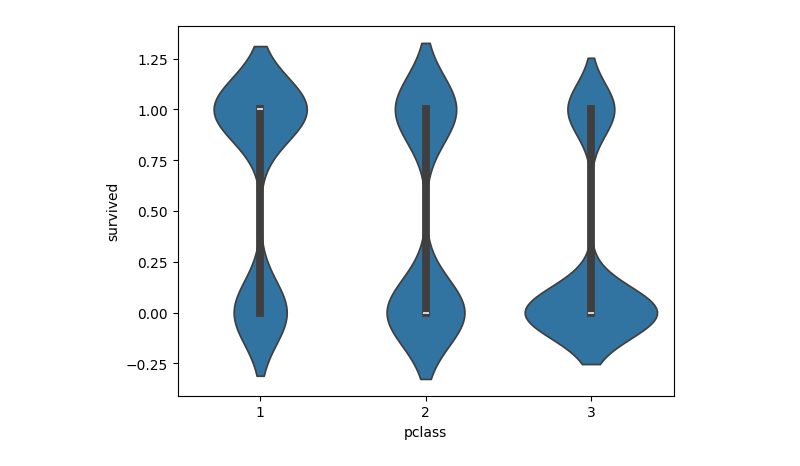
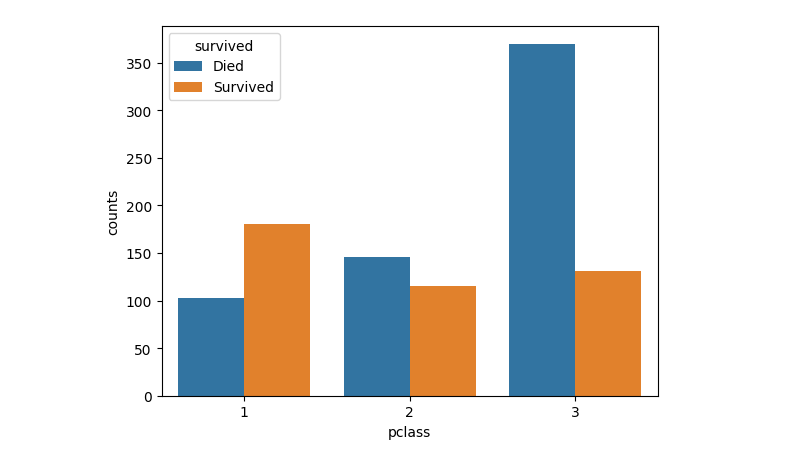
Before and after one commit to markharrison/titanic-jupyter, a Jupyter notebook: notebooks/titanic.ipynb, the cells around one changed output. Cells and saved outputs as stored; diff of their text form; code cells hidden in the pictures.

```diff
--- a/notebooks/titanic.ipynb
+++ b/notebooks/titanic.ipynb
@@ -1,18 +1,23 @@
 # %%
 import pandas as pd
 import seaborn as sns
 import matplotlib.pyplot as plt
 
 # Load the data
 df = pd.read_csv('../data/titanic.csv')
 
 # Remove rows with missing age
 xf = df.dropna(subset=['age'])
 
-# Create a violin plot passenger class and age
+# Remove rows with missing age and create a copy of the DataFrame
+xf = df.dropna(subset=['age']).copy()
 
-# Create a histogram of the passenger class and survival
-sns.violinplot(x='pclass', y='survived', data=xf)
+# Replace the 'survived' column with more descriptive labels
+xf['survived'] = xf['survived'].replace({0: 'Died', 1: 'Survived'})
+
+# Create a bar plot of the passenger class and survival
+survival_count = xf.groupby(['pclass', 'survived']).size().reset_index(name='counts')
+sns.barplot(x='pclass', y='counts', hue='survived', data=survival_count)
 plt.show()
 # %% [output]
-[figure, old version]
+[figure, new version]
```
Also changed, not shown: 1 other file.
